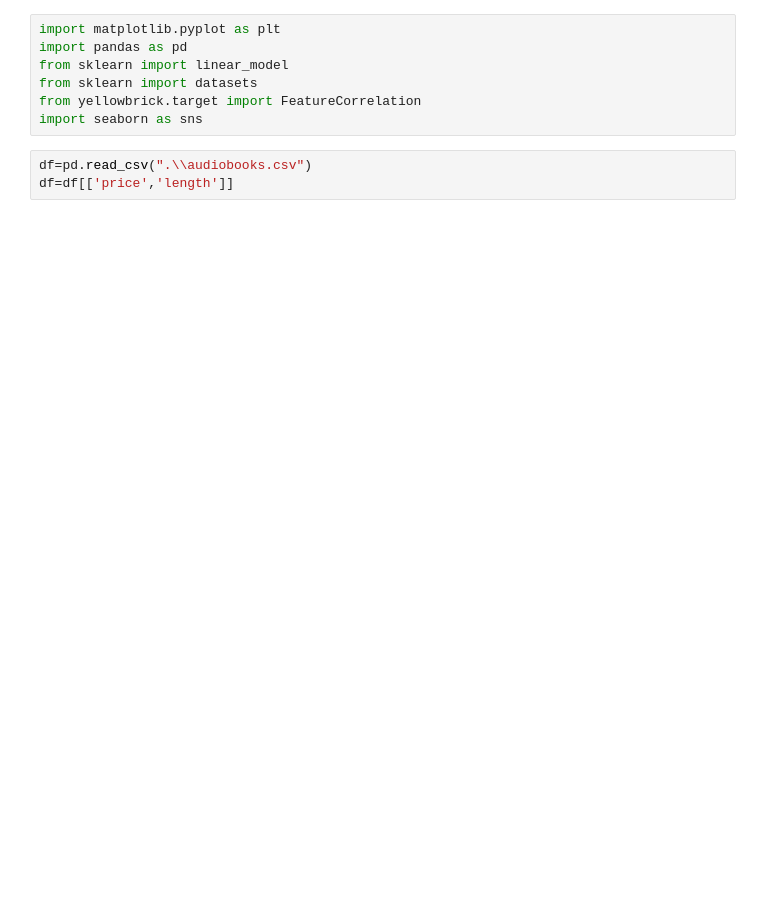
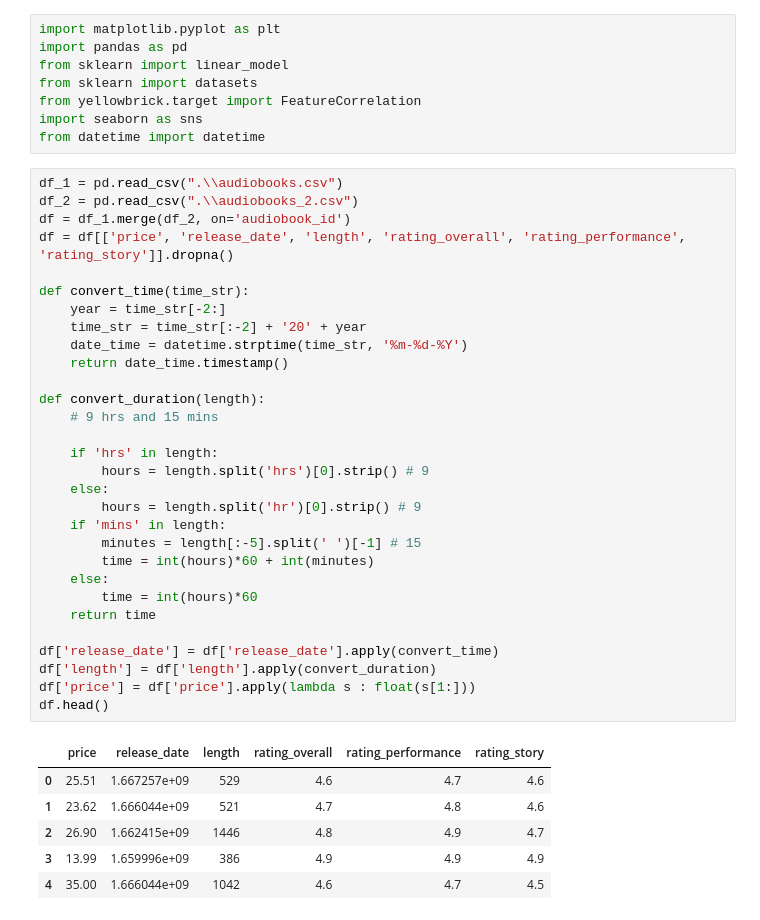
Before and after one commit to LanaP3/Projektna_naloga, a Jupyter notebook: graphs.ipynb, the cells around one changed output. Cells and saved outputs as stored; diff of their text form; blank space fills up the shorter version.

```diff
--- a/graphs.ipynb
+++ b/graphs.ipynb
@@ -5,9 +5,44 @@ from sklearn import linear_model
 from sklearn import datasets
 from yellowbrick.target import FeatureCorrelation
 import seaborn as sns
+from datetime import datetime
-# %%
-df=pd.read_csv(".\\audiobooks.csv")
-df=df[['price','length']]
+# %%
+df_1 = pd.read_csv(".\\audiobooks.csv")
+df_2 = pd.read_csv(".\\audiobooks_2.csv")
+df = df_1.merge(df_2, on='audiobook_id')
+df = df[['price', 'release_date', 'length', 'rating_overall', 'rating_performance', 'rating_story']].dropna()
+
+def convert_time(time_str):
+    year = time_str[-2:]
+    time_str = time_str[:-2] + '20' + year
+    date_time = datetime.strptime(time_str, '%m-%d-%Y')
+    return date_time.timestamp()
+
+def convert_duration(length):
+    # 9 hrs and 15 mins
+
+    if 'hrs' in length:
+        hours = length.split('hrs')[0].strip() # 9
+    else:
+        hours = length.split('hr')[0].strip() # 9
+    if 'mins' in length:
+        minutes = length[:-5].split(' ')[-1] # 15
+        time = int(hours)*60 + int(minutes)
+    else:
+        time = int(hours)*60
+    return time
+
+df['release_date'] = df['release_date'].apply(convert_time)
+df['length'] = df['length'].apply(convert_duration)
+df['price'] = df['price'].apply(lambda s : float(s[1:]))
+df.head()
+# %% [output]
+|  | price | release_date | length | rating_overall | rating_performance | rating_story |
+| 0 | 25.51 | 1.667257e+09 | 529 | 4.6 | 4.7 | 4.6 |
+| 1 | 23.62 | 1.666044e+09 | 521 | 4.7 | 4.8 | 4.6 |
+| 2 | 26.90 | 1.662415e+09 | 1446 | 4.8 | 4.9 | 4.7 |
+| 3 | 13.99 | 1.659996e+09 | 386 | 4.9 | 4.9 | 4.9 |
+| 4 | 35.00 | 1.666044e+09 | 1042 | 4.6 | 4.7 | 4.5 |
 # %%
 #Using Pearson Correlation
 plt.figure(figsize=(12,10))
```
Also changed, not shown: parts of 1 cell of this notebook, 4 other files.
